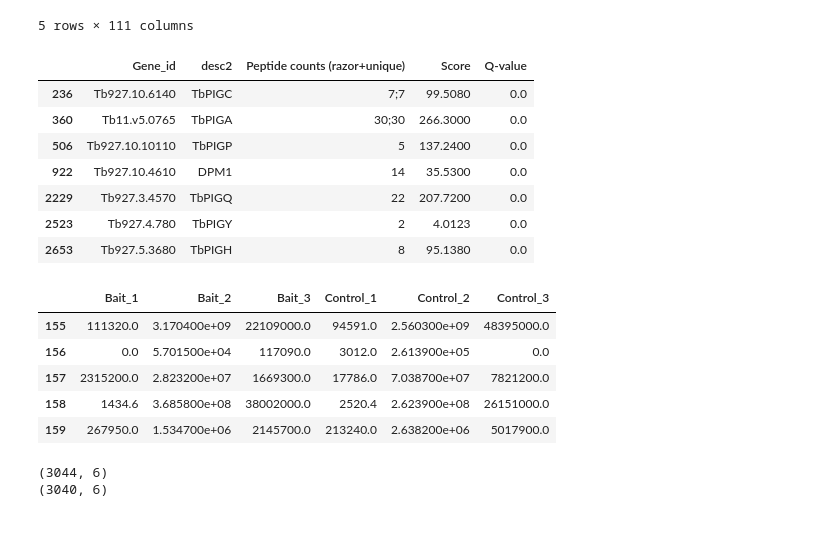
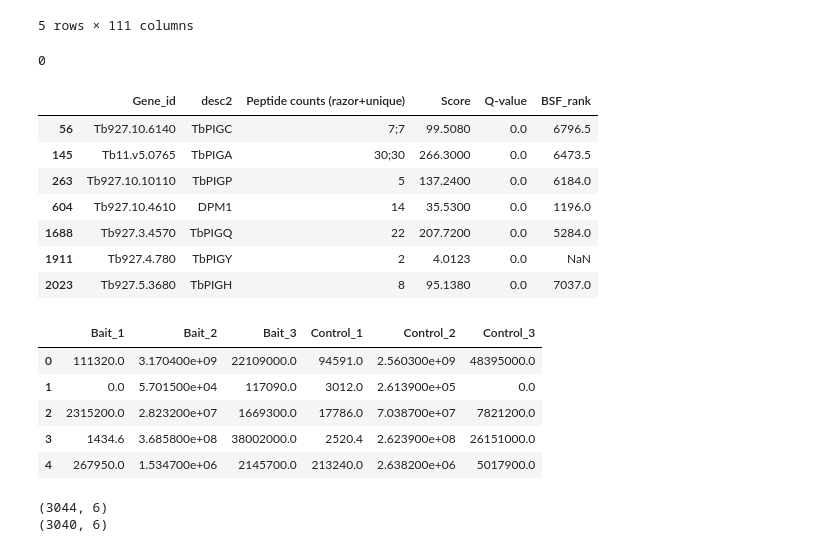
Before and after one commit to mtinti/TbGPI3, a Jupyter notebook: analysis_def.ipynb, the cells around one changed output. Cells and saved outputs as stored; diff of their text form; code cells hidden in the pictures.

```diff
--- a/analysis_def.ipynb
+++ b/analysis_def.ipynb
@@ -56,6 +153,19 @@ tot  876  entries removed
 | 158 | Tb927.5.4520:mRNA-p1;Tb05.5K5.160... | Tb927.5.4520:mRNA-p1;Tb05.5K5.160... | 119;119 | 119;119 | 119;119 | ... |
 | 159 | Tb927.5.4560:mRNA-p1;Tb11.v5.0409... | Tb927.5.4560:mRNA-p1;Tb11.v5.0409... | 18;18;18 | 18;18;18 | 18;18;18 | ... |
 5 rows × 111 columns
+# %%
+ml_df=pd.read_csv('final_df.csv.gz',index_col=[0])
+aboundance_df = ml_df[['Gene ID','Abundance_BSF_pro']]
+aboundance_df.set_index('Gene ID',inplace=True)
+aboundance_df['BSF_rank']=aboundance_df['Abundance_BSF_pro'].rank(ascending=False)
+aboundance_df.head()
+import gc
+del ml_df
+gc.collect()
+# %% [output]
+0
+# %%
+df=df.merge(aboundance_df,left_on='Gene_id',right_on='Gene ID',how='left')
 # %%
 KnownComponents={
 'Tb11.v5.0765': 'TbPIGA',
@@ -67,19 +177,20 @@ KnownComponents={
 'Tb927.10.4610': 'DPM1',
 'Tb927.9.6440': 'DPM2'}
 # %%
-df['desc2'] = [ KnownComponents[g] if g in KnownComponents else d  for g,d in zip(df['Gene_id'],df['desc'])]
+df['desc2'] = [ KnownComponents[g] if g in KnownComponents else d
+               for g,d in zip(df['Gene_id'],df['desc'])]
 # %%
-cols = ['Gene_id','desc2','Peptide counts (razor+unique)','Score','Q-value']
+cols = ['Gene_id','desc2','Peptide counts (razor+unique)','Score','Q-value','BSF_rank']
 df[df['Gene_id'].isin(KnownComponents.keys())][cols]
 # %% [output]
-|  | Gene_id | desc2 | Peptide counts (razor+unique) | Score | Q-value |
-| 236 | Tb927.10.6140 | TbPIGC | 7;7 | 99.5080 | 0.0 |
-| 360 | Tb11.v5.0765 | TbPIGA | 30;30 | 266.3000 | 0.0 |
-| 506 | Tb927.10.10110 | TbPIGP | 5 | 137.2400 | 0.0 |
-| 922 | Tb927.10.4610 | DPM1 | 14 | 35.5300 | 0.0 |
-| 2229 | Tb927.3.4570 | TbPIGQ | 22 | 207.7200 | 0.0 |
-| 2523 | Tb927.4.780 | TbPIGY | 2 | 4.0123 | 0.0 |
-| 2653 | Tb927.5.3680 | TbPIGH | 8 | 95.1380 | 0.0 |
+|  | Gene_id | desc2 | Peptide counts (razor+unique) | Score | Q-value | BSF_rank |
+| 56 | Tb927.10.6140 | TbPIGC | 7;7 | 99.5080 | 0.0 | 6796.5 |
+| 145 | Tb11.v5.0765 | TbPIGA | 30;30 | 266.3000 | 0.0 | 6473.5 |
+| 263 | Tb927.10.10110 | TbPIGP | 5 | 137.2400 | 0.0 | 6184.0 |
+| 604 | Tb927.10.4610 | DPM1 | 14 | 35.5300 | 0.0 | 1196.0 |
+| 1688 | Tb927.3.4570 | TbPIGQ | 22 | 207.7200 | 0.0 | 5284.0 |
+| 1911 | Tb927.4.780 | TbPIGY | 2 | 4.0123 | 0.0 | NaN |
+| 2023 | Tb927.5.3680 | TbPIGH | 8 | 95.1380 | 0.0 | 7037.0 |
 # %%
 #list(df.columns)
 # %%
@@ -98,11 +209,11 @@ selection.columns = [n.replace(tag+' ','') for n in selection.columns]
 selection.head()
 # %% [output]
 |  | Bait_1 | Bait_2 | Bait_3 | Control_1 | Control_2 | Control_3 |
-| 155 | 111320.0 | 3.170400e+09 | 22109000.0 | 94591.0 | 2.560300e+09 | 48395000.0 |
-| 156 | 0.0 | 5.701500e+04 | 117090.0 | 3012.0 | 2.613900e+05 | 0.0 |
-| 157 | 2315200.0 | 2.823200e+07 | 1669300.0 | 17786.0 | 7.038700e+07 | 7821200.0 |
-| 158 | 1434.6 | 3.685800e+08 | 38002000.0 | 2520.4 | 2.623900e+08 | 26151000.0 |
-| 159 | 267950.0 | 1.534700e+06 | 2145700.0 | 213240.0 | 2.638200e+06 | 5017900.0 |
+| 0 | 111320.0 | 3.170400e+09 | 22109000.0 | 94591.0 | 2.560300e+09 | 48395000.0 |
+| 1 | 0.0 | 5.701500e+04 | 117090.0 | 3012.0 | 2.613900e+05 | 0.0 |
+| 2 | 2315200.0 | 2.823200e+07 | 1669300.0 | 17786.0 | 7.038700e+07 | 7821200.0 |
+| 3 | 1434.6 | 3.685800e+08 | 38002000.0 | 2520.4 | 2.623900e+08 | 26151000.0 |
+| 4 | 267950.0 | 1.534700e+06 | 2145700.0 | 213240.0 | 2.638200e+06 | 5017900.0 |
 # %%
 print(selection.shape)
 all_na = selection.replace(0,np.nan).isna().sum(axis=1)==6
```
Also changed, not shown: parts of 18 cells of this notebook, 12 other files.
